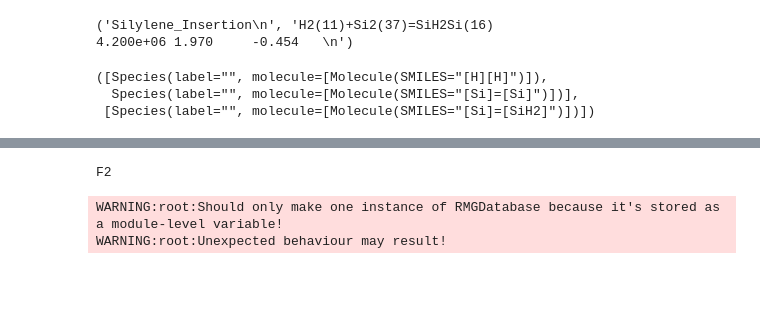
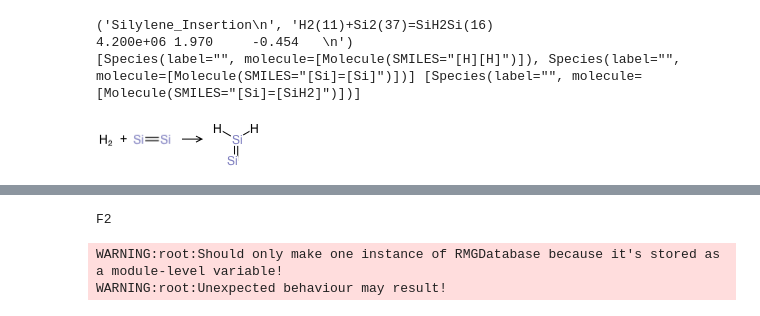
Before and after one commit to WayneYann/my_scripts, a Jupyter notebook: Classification.ipynb, the cells around one changed output, grey strips where cells are left out. Drawn from its saved outputs; the diff is of its cells as text; code cells hidden in the pictures; blank space fills up the shorter version.

```diff
--- a/Classification.ipynb
+++ b/Classification.ipynb
@@ -43,37 +12,3 @@ print find_reaction_folder(Reaction(reactants=[r1,r2], products=[p1]), family='S
-# %%
-def load_mechanism(mech_file, dict_file):
-    """
-    Loads the RMG database and processes a chemical mechanism.
-
-    Returns loaded rmgpy.data.rmg.RMGDatabase(), list of
-    reactions and their families, and species dictionary
-    """
-    print 'Loading RMG Database ...'
-    families = ['Silylene_Insertion', 'H_Abstraction']
-    rmgDatabase = RMGDatabase()
-    rmgDatabase.load(os.path.abspath(os.path.join(os.getenv('RMGpy'), '..', 'RMG-database', 'input')),
-                     kineticsFamilies=families, seedMechanisms=[], solvation=False)
-    print 'Finished loading RMG Database ...'
-
-    loadSpecies = rmgDatabase.kinetics.families[families[0]] # any family will do
-    species_dict = loadSpecies.getSpecies(dict_file)
-
-    file_object = open(mech_file, 'r')
-    mechLines = file_object.readlines()
-
-    rxnList = []
-    gotit = []
-    for k, line in enumerate(mechLines):
-        if line.startswith('! Template reaction:'):
-            for m in range(10):
-                reaction = mechLines[k+m].split()[0]
-                if not reaction.startswith('!'):
-                    break
-            if reaction not in gotit:
-                gotit.append(reaction)
-                rxnList.append((line.split(': ')[1], mechLines[k+m]))
-
-    return rmgDatabase, rxnList, species_dict
 # %%
 database, reaction_list, species_dict = load_mechanism(
         'sih4_mech/chem_edge_annotated.inp', 'sih4_mech/species_edge_dictionary.txt')
@@ -174,12 +18,12 @@ def get_rmg_reaction(database, species_dict, family, mech_line):
 # %%
 print reaction_list[5]
 rxn = get_rmg_reaction(database, species_dict, 'Silylene_Insertion', reaction_list[5][1])
-rxn.reactants, rxn.products
+print rxn.reactants, rxn.products
+rxn
 # %% [output]
 ('Silylene_Insertion\n', 'H2(11)+Si2(37)=SiH2Si(16)                           4.200e+06 1.970     -0.454   \n')
+[Species(label="", molecule=[Molecule(SMILES="[H][H]")]), Species(label="", molecule=[Molecule(SMILES="[Si]=[Si]")])] [Species(label="", molecule=[Molecule(SMILES="[Si]=[SiH2]")])]
-([Species(label="", molecule=[Molecule(SMILES="[H][H]")]),
-  Species(label="", molecule=[Molecule(SMILES="[Si]=[Si]")])],
- [Species(label="", molecule=[Molecule(SMILES="[Si]=[SiH2]")])])
+[figure, added]
 # %%
 def get_features(reaction):
     """
```
Also changed, not shown: parts of 24 cells of this notebook, 3 other files.
